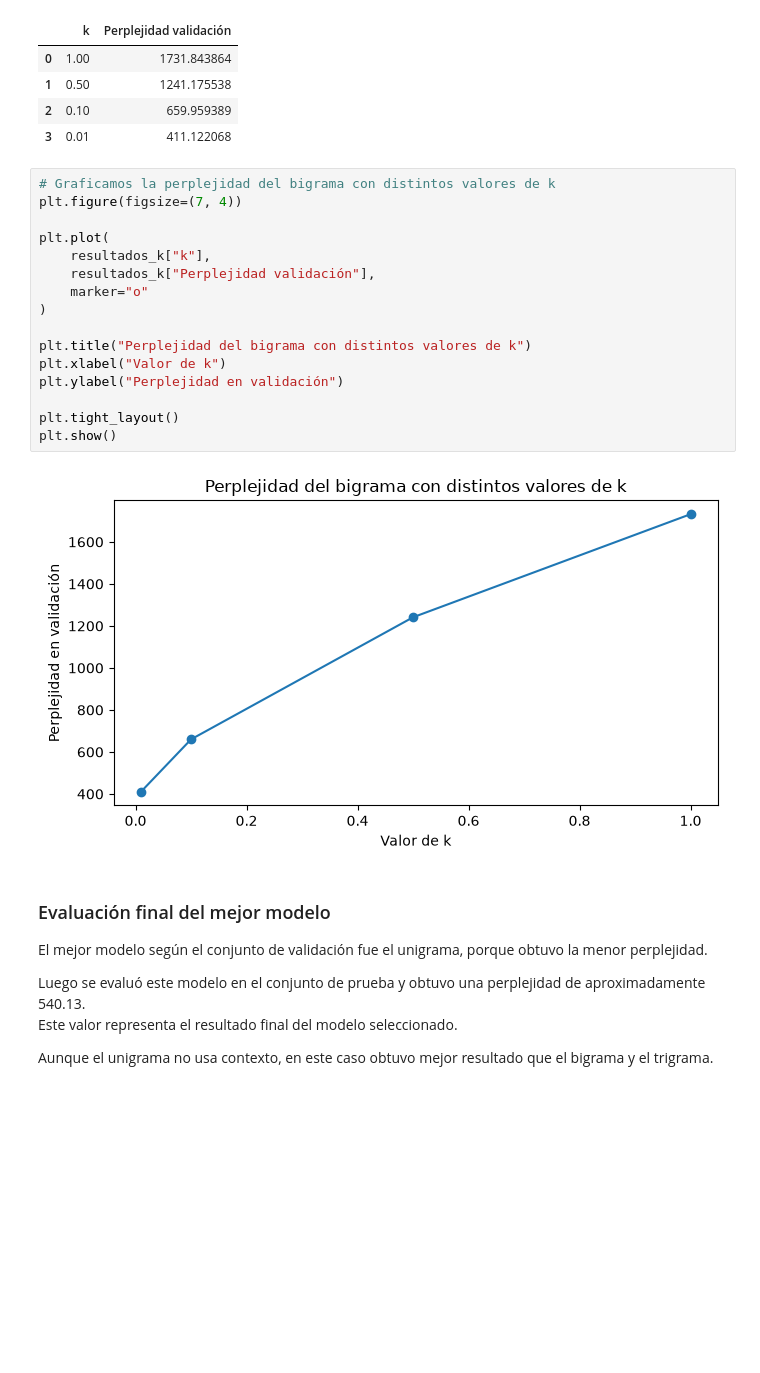
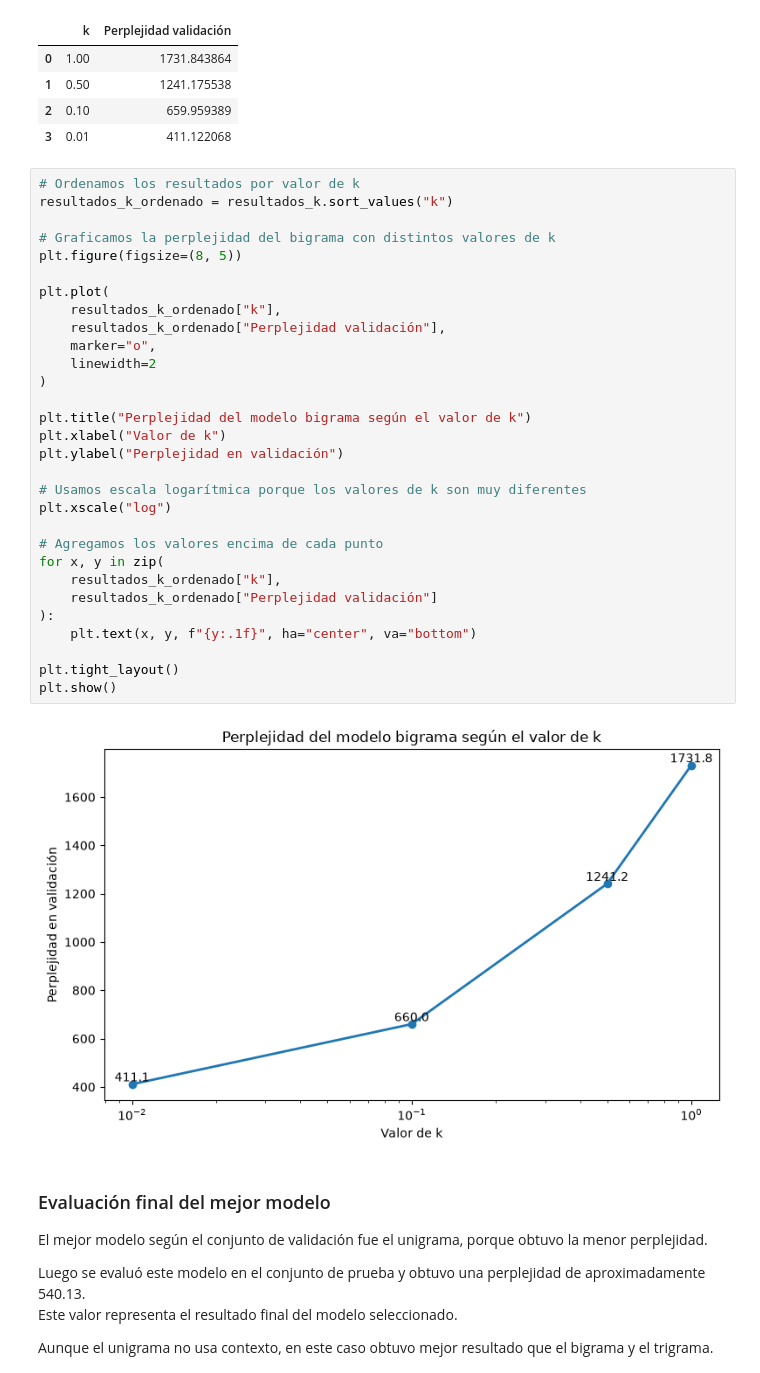
Before and after one commit to Cynthiss/NLP, a Jupyter notebook: Lab_5/Lab_5.ipynb, the cells around one changed output. Cells and saved outputs as stored; diff of their text form; blank space fills up the shorter version.

```diff
--- a/Lab_5/Lab_5.ipynb
+++ b/Lab_5/Lab_5.ipynb
@@ -937,23 +950,37 @@ resultados_k
 | 2 | 0.10 | 659.959389 |
 | 3 | 0.01 | 411.122068 |
 # %%
+# Ordenamos los resultados por valor de k
+resultados_k_ordenado = resultados_k.sort_values("k")
+
 # Graficamos la perplejidad del bigrama con distintos valores de k
-plt.figure(figsize=(7, 4))
+plt.figure(figsize=(8, 5))
 
 plt.plot(
-    resultados_k["k"],
-    resultados_k["Perplejidad validación"],
-    marker="o"
+    resultados_k_ordenado["k"],
+    resultados_k_ordenado["Perplejidad validación"],
+    marker="o",
+    linewidth=2
 )
 
-plt.title("Perplejidad del bigrama con distintos valores de k")
+plt.title("Perplejidad del modelo bigrama según el valor de k")
 plt.xlabel("Valor de k")
 plt.ylabel("Perplejidad en validación")
 
+# Usamos escala logarítmica porque los valores de k son muy diferentes
+plt.xscale("log")
+
+# Agregamos los valores encima de cada punto
+for x, y in zip(
+    resultados_k_ordenado["k"],
+    resultados_k_ordenado["Perplejidad validación"]
+):
+    plt.text(x, y, f"{y:.1f}", ha="center", va="bottom")
+
 plt.tight_layout()
 plt.show()
 # %% [output]
-[figure, old version]
+[figure, new version]
 # %% [markdown]
 ### Evaluación final del mejor modelo
 
```
Also changed, not shown: parts of 1 cell of this notebook.
